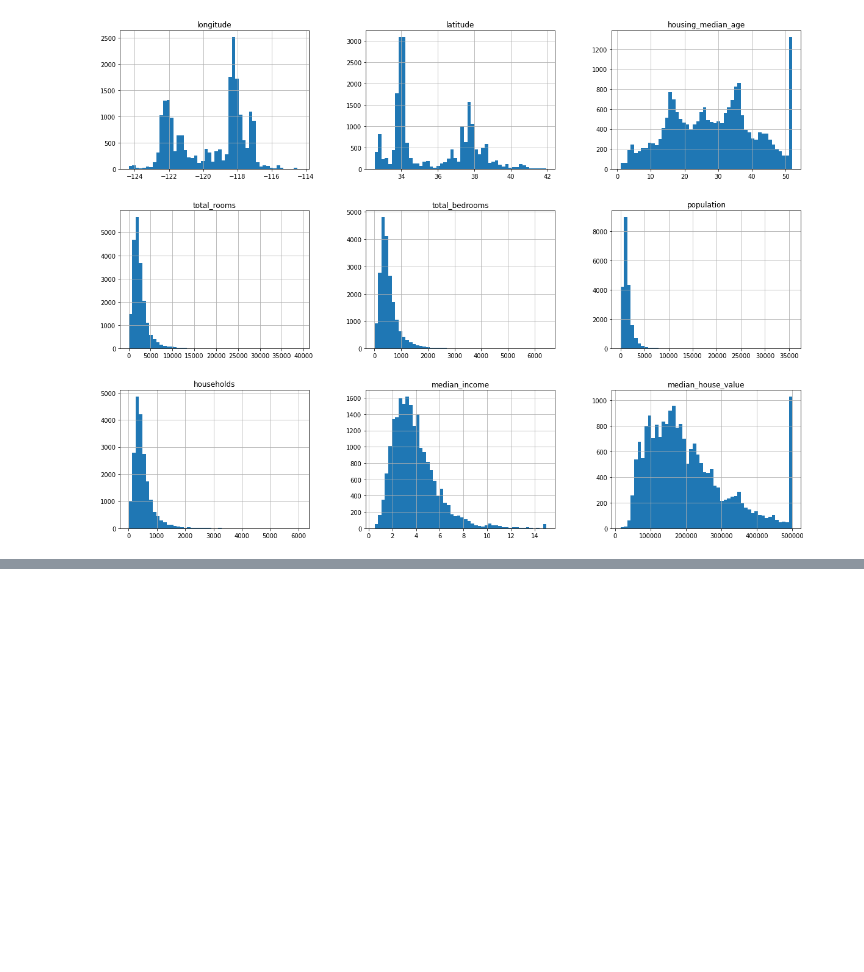
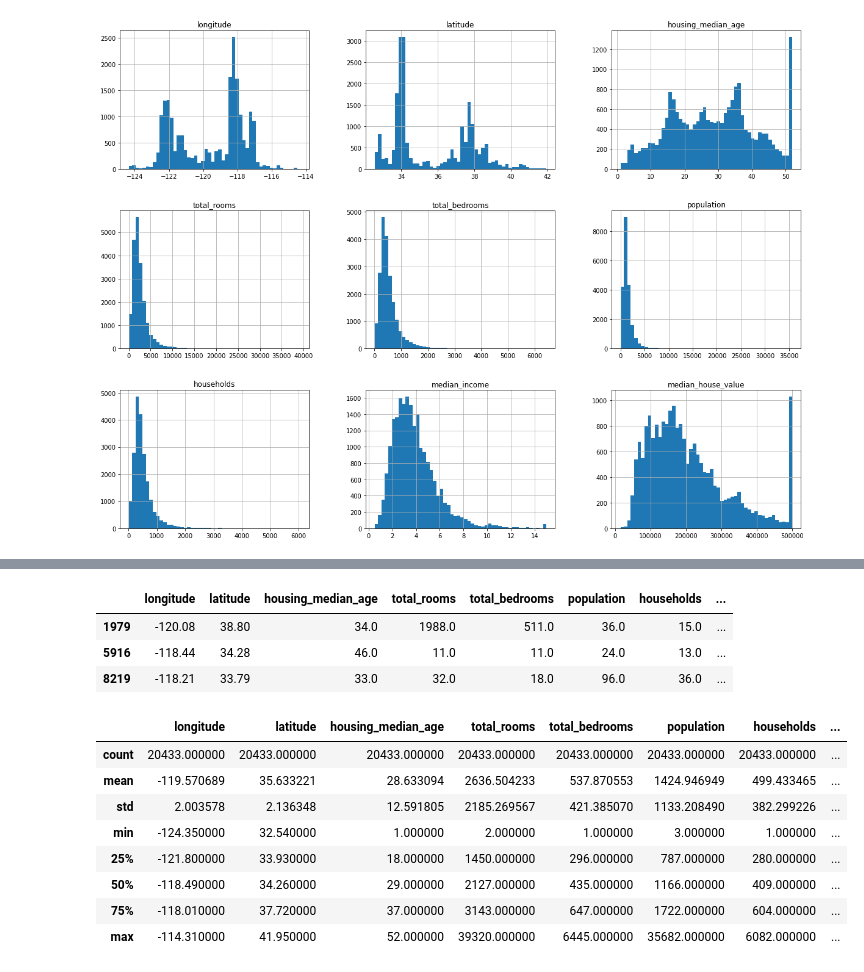
Before and after one commit to mohd-sahil/Housing-Dataset, a Jupyter notebook: Housing_Dataset_Analysis.ipynb, the cells around one changed output, grey strips where cells are left out. Drawn from its saved outputs; the diff is of its cells as text; code cells hidden in the pictures; blank space fills up the shorter version.

```diff
--- a/Housing_Dataset_Analysis.ipynb
+++ b/Housing_Dataset_Analysis.ipynb
@@ -122,0 +125,4 @@ plt.show()
+# %%
+df.dropna(inplace = True)
+# %%
+df["rooms_per_household"] = df.total_rooms.div(df.households)
@@ -122,0 +157,23 @@ plt.show()
+# %%
+df.loc[[1979, 5916, 8219]]
+# %% [output]
+|  | longitude | latitude | housing_median_age | total_rooms | total_bedrooms | population | households | ... |
+| 1979 | -120.08 | 38.80 | 34.0 | 1988.0 | 511.0 | 36.0 | 15.0 | ... |
+| 5916 | -118.44 | 34.28 | 46.0 | 11.0 | 11.0 | 24.0 | 13.0 | ... |
+| 8219 | -118.21 | 33.79 | 33.0 | 32.0 | 18.0 | 96.0 | 36.0 | ... |
+# %%
+df["pop_per_household"] = df.population.div(df.households)
+# %%
+df["bedrooms_per_room"] = df.total_bedrooms.div(df.total_rooms)
+# %%
+df.describe()
+# %% [output]
+|  | longitude | latitude | housing_median_age | total_rooms | total_bedrooms | population | households | ... |
+| count | 20433.000000 | 20433.000000 | 20433.000000 | 20433.000000 | 20433.000000 | 20433.000000 | 20433.000000 | ... |
+| mean | -119.570689 | 35.633221 | 28.633094 | 2636.504233 | 537.870553 | 1424.946949 | 499.433465 | ... |
+| std | 2.003578 | 2.136348 | 12.591805 | 2185.269567 | 421.385070 | 1133.208490 | 382.299226 | ... |
+| min | -124.350000 | 32.540000 | 1.000000 | 2.000000 | 1.000000 | 3.000000 | 1.000000 | ... |
+| 25% | -121.800000 | 33.930000 | 18.000000 | 1450.000000 | 296.000000 | 787.000000 | 280.000000 | ... |
+| 50% | -118.490000 | 34.260000 | 29.000000 | 2127.000000 | 435.000000 | 1166.000000 | 409.000000 | ... |
+| 75% | -118.010000 | 37.720000 | 37.000000 | 3143.000000 | 647.000000 | 1722.000000 | 604.000000 | ... |
+| max | -114.310000 | 41.950000 | 52.000000 | 39320.000000 | 6445.000000 | 35682.000000 | 6082.000000 | ... |
```
Also changed, not shown: parts of 3 cells of this notebook.
